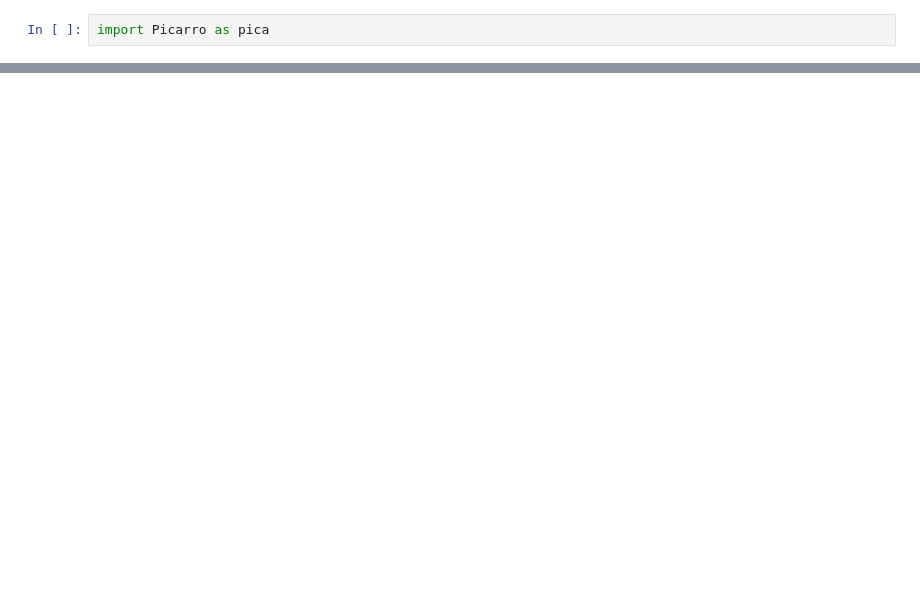
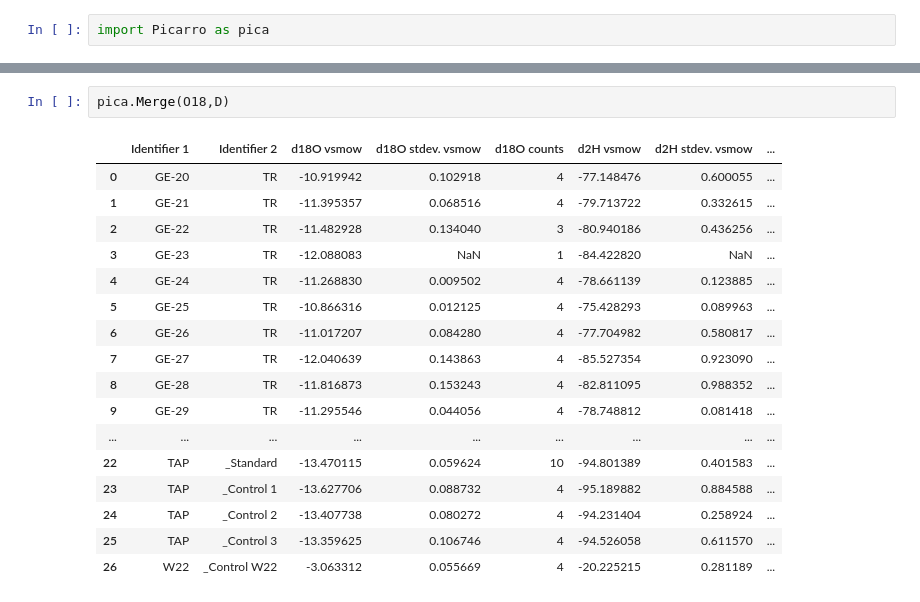
Before and after one commit to tr1813/picarro-calculator, a Jupyter notebook: ipynb/Picarro class.ipynb, the cells around one changed output, grey strips where cells are left out. Drawn from its saved outputs; the diff is of its cells as text; blank space fills up the shorter version.

```diff
--- a/ipynb/Picarro class.ipynb
+++ b/ipynb/Picarro class.ipynb
@@ -110,0 +77,20 @@ X.run_overview.head()
+# %%
+pica.Merge(O18,D)
+# %% [output]
+|  | Identifier 1 | Identifier 2 | d18O vsmow | d18O stdev. vsmow | d18O counts | d2H vsmow | d2H stdev. vsmow | ... |
+| 0 | GE-20 | TR | -10.919942 | 0.102918 | 4 | -77.148476 | 0.600055 | ... |
+| 1 | GE-21 | TR | -11.395357 | 0.068516 | 4 | -79.713722 | 0.332615 | ... |
+| 2 | GE-22 | TR | -11.482928 | 0.134040 | 3 | -80.940186 | 0.436256 | ... |
+| 3 | GE-23 | TR | -12.088083 | NaN | 1 | -84.422820 | NaN | ... |
+| 4 | GE-24 | TR | -11.268830 | 0.009502 | 4 | -78.661139 | 0.123885 | ... |
+| 5 | GE-25 | TR | -10.866316 | 0.012125 | 4 | -75.428293 | 0.089963 | ... |
+| 6 | GE-26 | TR | -11.017207 | 0.084280 | 4 | -77.704982 | 0.580817 | ... |
+| 7 | GE-27 | TR | -12.040639 | 0.143863 | 4 | -85.527354 | 0.923090 | ... |
+| 8 | GE-28 | TR | -11.816873 | 0.153243 | 4 | -82.811095 | 0.988352 | ... |
+| 9 | GE-29 | TR | -11.295546 | 0.044056 | 4 | -78.748812 | 0.081418 | ... |
+| ... | ... | ... | ... | ... | ... | ... | ... | ... |
+| 22 | TAP | _Standard | -13.470115 | 0.059624 | 10 | -94.801389 | 0.401583 | ... |
+| 23 | TAP | _Control 1 | -13.627706 | 0.088732 | 4 | -95.189882 | 0.884588 | ... |
+| 24 | TAP | _Control 2 | -13.407738 | 0.080272 | 4 | -94.231404 | 0.258924 | ... |
+| 25 | TAP | _Control 3 | -13.359625 | 0.106746 | 4 | -94.526058 | 0.611570 | ... |
+| 26 | W22 | _Control W22 | -3.063312 | 0.055669 | 4 | -20.225215 | 0.281189 | ... |
```
Also changed, not shown: parts of 19 cells of this notebook, 5 other files.
